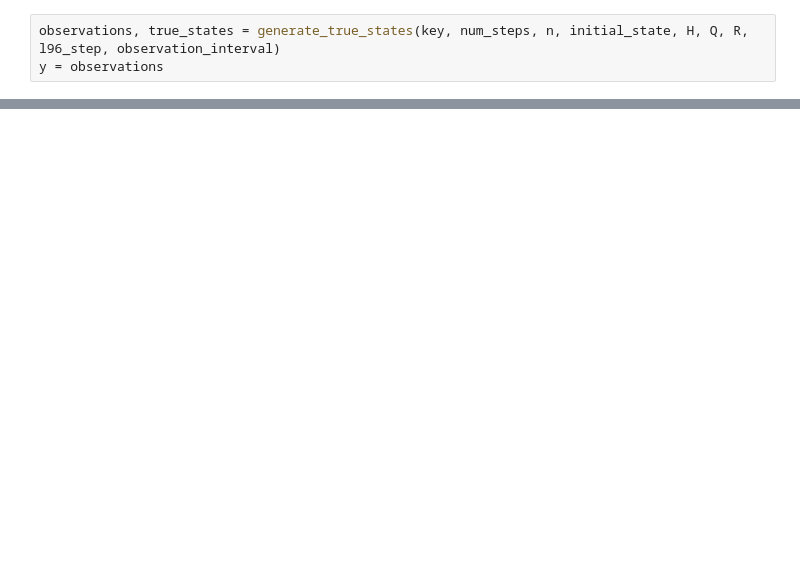
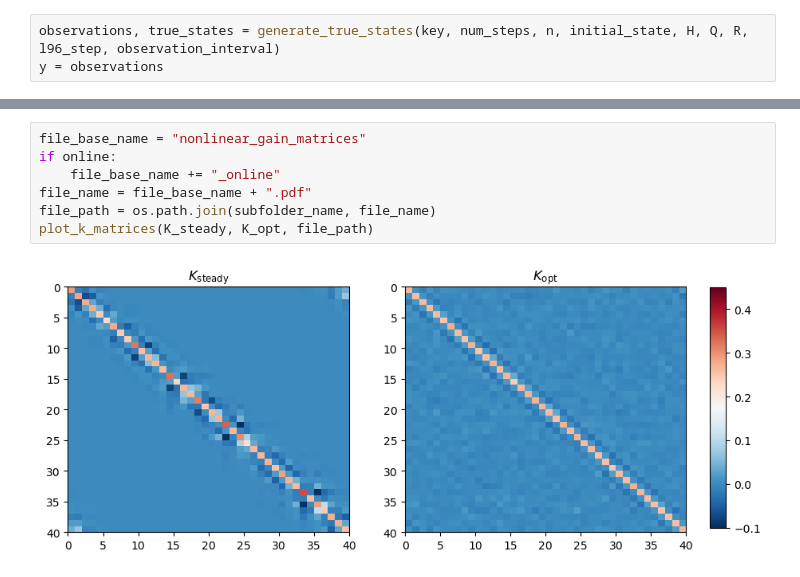
Before and after one commit to enochcluk/variational_filtering, a Jupyter notebook: fixed_nonlinear.ipynb, the cells around one changed output, grey strips where cells are left out. Saved outputs shown, nothing was run; the diff lists cells and outputs as text; blank space fills up the shorter version.

```diff
--- a/fixed_nonlinear.ipynb
+++ b/fixed_nonlinear.ipynb
@@ -271,0 +185,9 @@ plt.savefig(file_path)
+# %%
+file_base_name = "nonlinear_gain_matrices"
+if online:
+    file_base_name += "_online"
+file_name = file_base_name + ".pdf"
+file_path = os.path.join(subfolder_name, file_name)
+plot_k_matrices(K_steady, K_opt, file_path)
+# %% [output]
+[figure, added]
```
Also changed, not shown: parts of 14 cells of this notebook, 18 other files.
